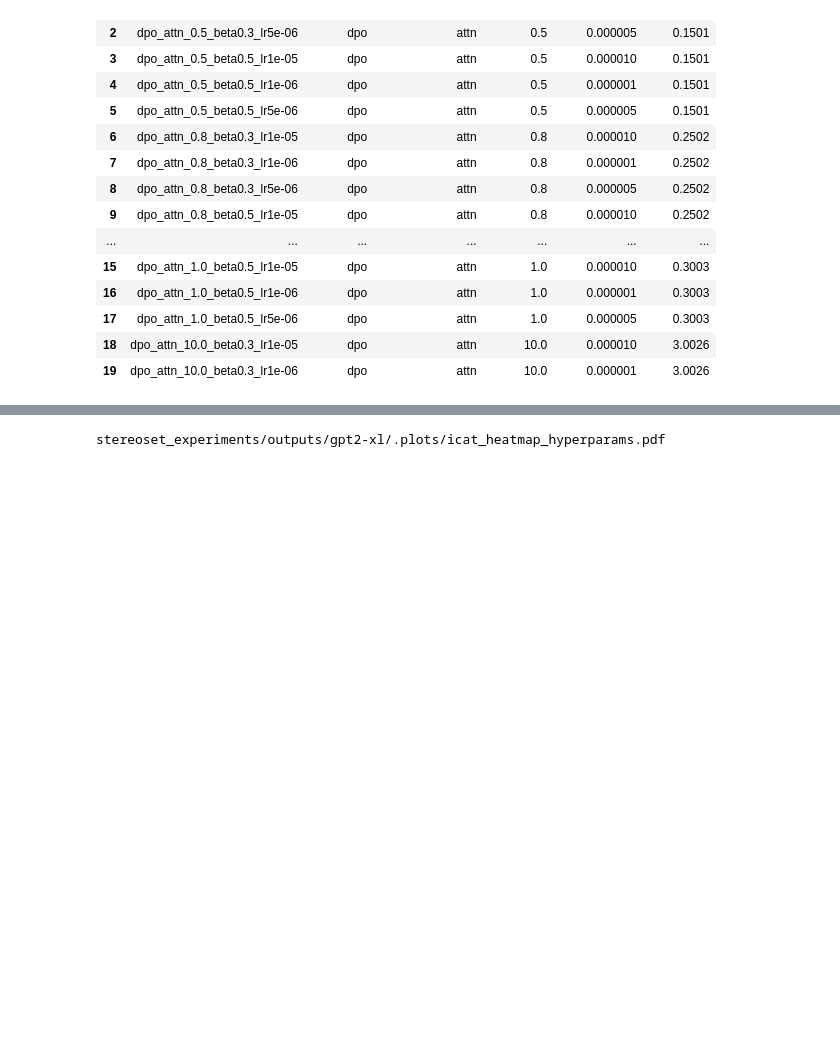
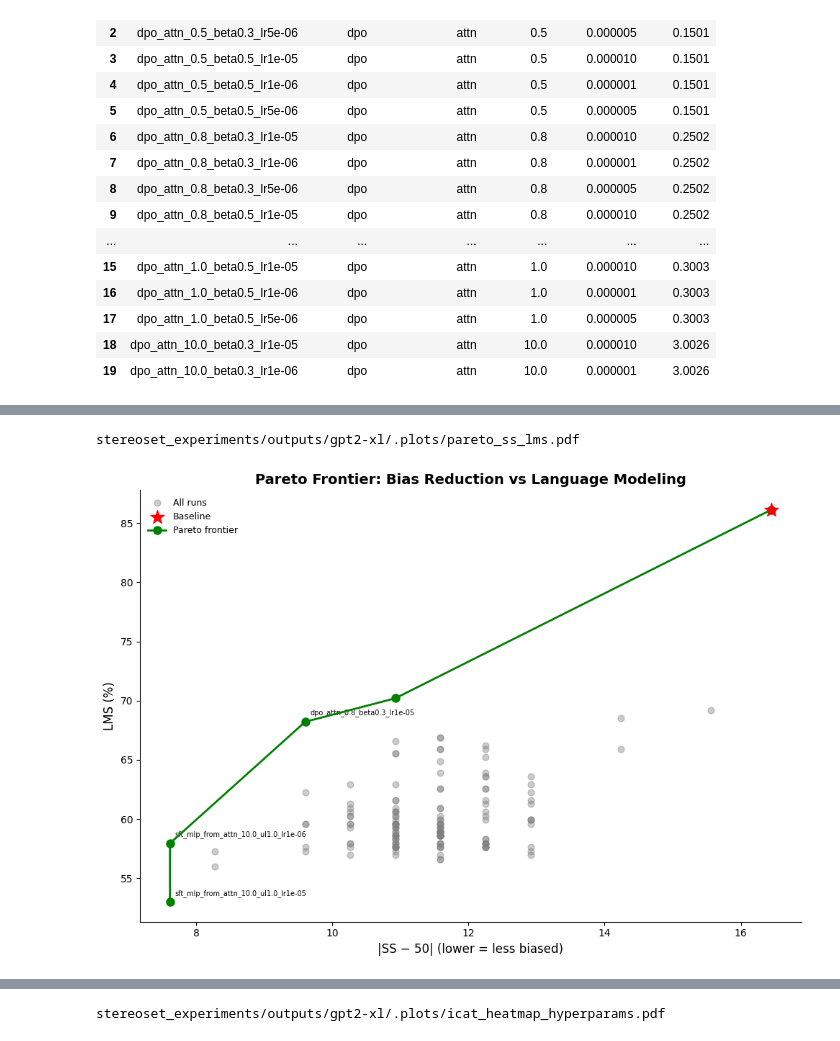
Before and after one commit to MartaSamoilenko/bias-mitigation-interpretability, a Jupyter notebook: experiments/stereoset/fine_tuned_analysis.ipynb, the cells around one changed output, grey strips where cells are left out. Drawn from its saved outputs; the diff is of its cells as text; code cells hidden in the pictures; blank space fills up the shorter version.

```diff
--- a/experiments/stereoset/fine_tuned_analysis.ipynb
+++ b/experiments/stereoset/fine_tuned_analysis.ipynb
@@ -394,0 +599,48 @@ stereoset_experiments/outputs/gpt2-xl/.plots/ss_vs_lms_scatter.pdf
+# %%
+def compute_pareto_frontier(df, bias_col="SS", quality_col="LMS"):
+    """Compute Pareto frontier: minimize |SS - 50| while maximizing LMS."""
+    df = df.copy()
+    df["bias_distance"] = np.abs(df[bias_col] - 50)
+    df = df.sort_values("bias_distance", ascending=True).reset_index(drop=True)
+
+    pareto_mask = []
+    best_quality = -np.inf
+    for _, row in df.iterrows():
+        if row[quality_col] > best_quality:
+            pareto_mask.append(True)
+            best_quality = row[quality_col]
+        else:
+            pareto_mask.append(False)
+    return df[pareto_mask]
+
+
+pareto_df = compute_pareto_frontier(metrics_df, "SS", "LMS")
+
+fig, ax = plt.subplots(figsize=(10, 7))
+
+ft_df = metrics_df[metrics_df["loss_type"] != "none"]
+ax.scatter(np.abs(ft_df["SS"] - 50), ft_df["LMS"], s=40, alpha=0.4, color="gray", label="All runs")
+
+bl = metrics_df[metrics_df["loss_type"] == "none"]
+if not bl.empty:
+    ax.scatter(np.abs(bl["SS"] - 50), bl["LMS"], marker="*", s=200, color="red", zorder=5, label="Baseline")
+
+pareto_sorted = pareto_df.sort_values("bias_distance")
+ax.plot(pareto_sorted["bias_distance"], pareto_sorted["LMS"],
+        "g-o", linewidth=2, markersize=8, zorder=4, label="Pareto frontier")
+
+for i, row in pareto_sorted.head(3).iterrows():
+    ax.annotate(row["run_id"], (row["bias_distance"], row["LMS"]),
+                fontsize=7, ha="left", va="bottom", textcoords="offset points", xytext=(5, 5))
+
+ax.set_xlabel("|SS − 50| (lower = less biased)", fontsize=12)
+ax.set_ylabel("LMS (%)", fontsize=12)
+ax.set_title("Pareto Frontier: Bias Reduction vs Language Modeling", fontweight="bold", fontsize=14)
+ax.legend(frameon=False, fontsize=9)
+sns.despine()
+plt.tight_layout()
+s3_utils.save_plot(fig, "outputs/gpt2-xl/.plots/pareto_ss_lms.pdf")
+plt.show()
+# %% [output]
+stereoset_experiments/outputs/gpt2-xl/.plots/pareto_ss_lms.pdf
+[figure, added]
```
Also changed, not shown: parts of 9 cells of this notebook, 5 other files.
